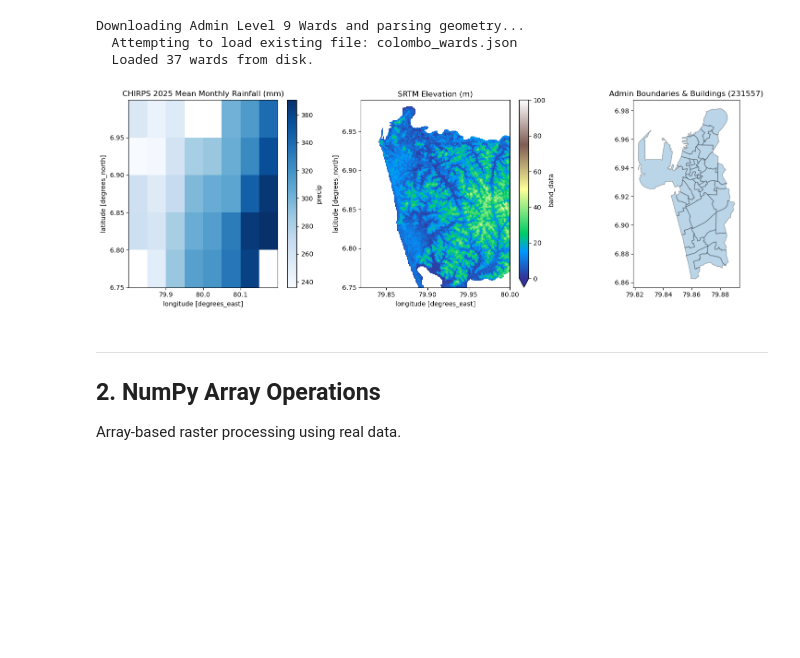
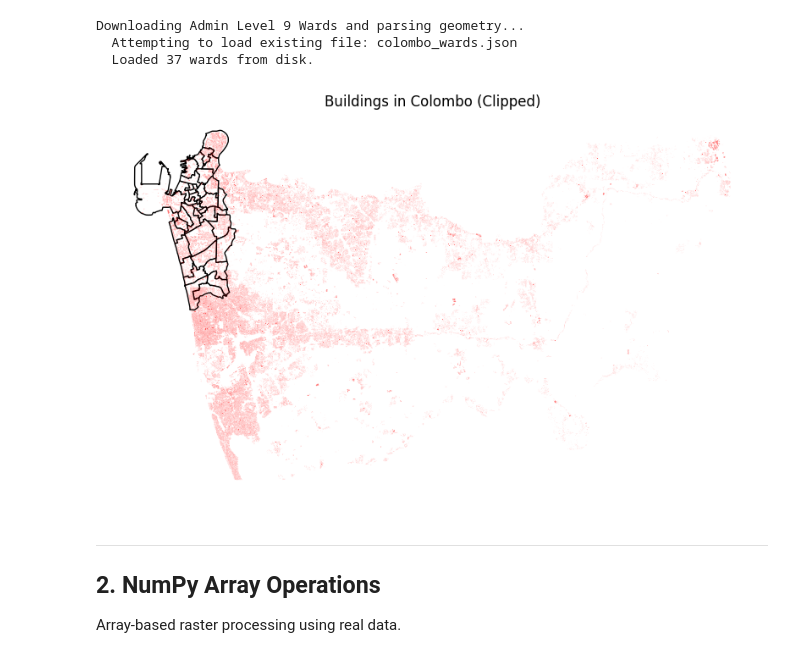
Before and after one commit to js-surya/urban-flood-risk-analysis-srilanka, a Jupyter notebook: notebooks/analysis.ipynb, the cells around one changed output. Saved outputs shown, nothing was run; the diff lists cells and outputs as text; code cells hidden in the pictures; blank space fills up the shorter version.

```diff
--- a/notebooks/analysis.ipynb
+++ b/notebooks/analysis.ipynb
@@ -522,31 +526,42 @@ else:
 Downloading Admin Level 9 Wards and parsing geometry...
   Attempting to load existing file: colombo_wards.json
   Loaded 37 wards from disk.
-# %%
-# Visualize the real data
-fig, axes = plt.subplots(1, 3, figsize=(15, 5))
-
-# Rainfall
-rainfall_cube.mean(dim='time').plot(ax=axes[0], cmap='Blues')
-axes[0].set_title('CHIRPS 2025 Mean Monthly Rainfall (mm)')
-
-# Elevation
-elevation.plot(ax=axes[1], cmap='terrain', vmin=0, vmax=100)
-axes[1].set_title('SRTM Elevation (m)')
-
-# Admin and buildings
-if not admin_boundaries.empty and 'geometry' in admin_boundaries.columns:
-    admin_boundaries.plot(ax=axes[2], alpha=0.3, edgecolor='black')
-else:
-    print("Skipping Admin plot (Empty or No Geometry)")
-if len(buildings) < 5000:
-    buildings.plot(ax=axes[2], color='red', markersize=0.5, alpha=0.5)
-axes[2].set_title(f'Admin Boundaries & Buildings ({len(buildings)})')
-
-plt.tight_layout()
-plt.show()
-# %% [output]
-[figure, removed]
+# %%
+# Plot (Fixed)
+try:
+    if 'admin_boundaries' in locals() and not admin_boundaries.empty:
+        fig, ax = plt.subplots(figsize=(10, 10))
+
+        # Check if admin boundaries have valid geometry
+        # This prevents 'aspect must be finite' error in geopandas/matplotlib
+        valid_admin = admin_boundaries[~admin_boundaries.geometry.is_empty & admin_boundaries.geometry.is_valid]
+        if not valid_admin.empty:
+            try:
+                valid_admin.plot(ax=ax, color='white', edgecolor='black')
+            except Exception as e:
+                print(f"Warning: Could not plot admin boundaries: {e}")
+        else:
+             print("Warning: admin_boundaries has no valid/non-empty geometries to plot.")
+
+        if 'osm_buildings_file' in locals() and osm_buildings_file.exists() and 'buildings' in locals() and not buildings.empty:
+            valid_buildings = buildings[~buildings.geometry.is_empty & buildings.geometry.is_valid]
+            if not valid_buildings.empty:
+                try:
+                    valid_buildings.plot(ax=ax, markersize=1, color='red', alpha=0.5)
+                except Exception as e:
+                    print(f"Warning: Could not plot buildings: {e}")
+            else:
+                print("Warning: Buildings dataframe has no valid/non-empty geometries.")
+
+        ax.set_title("Buildings in Colombo (Clipped)")
+        ax.set_axis_off()
+        plt.show()
+    else:
+        print("Skipping plot: admin_boundaries not available or empty.")
+except Exception as e:
+    print(f"Plotting completely failed: {e}")
+# %% [output]
+[figure, added]
 # %% [markdown]
 ---
 
```
Also changed, not shown: parts of 29 cells of this notebook, 12 other files.
